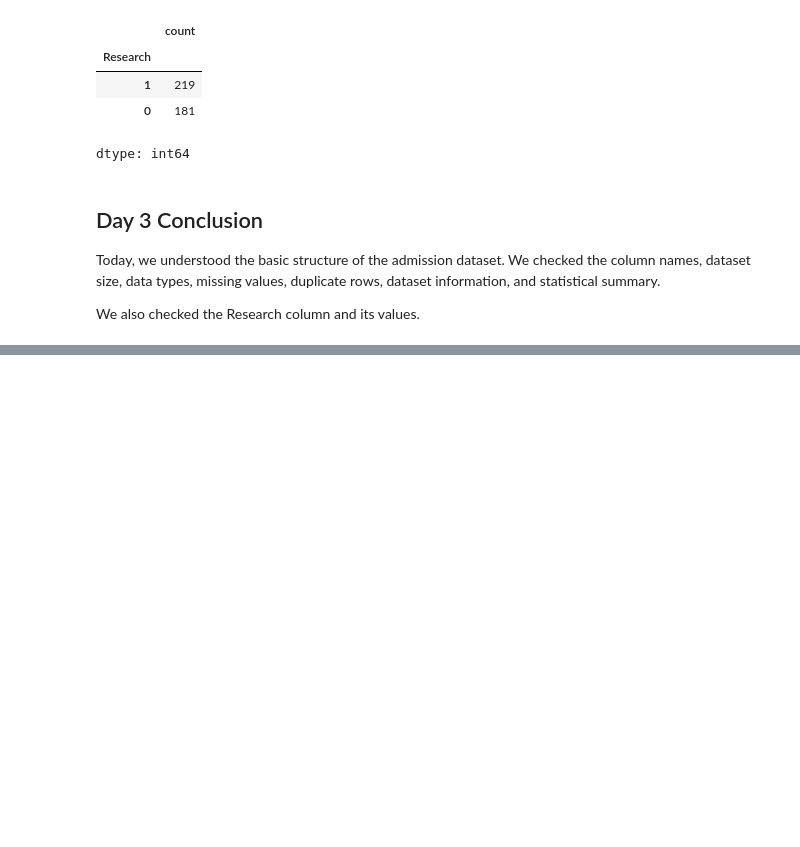
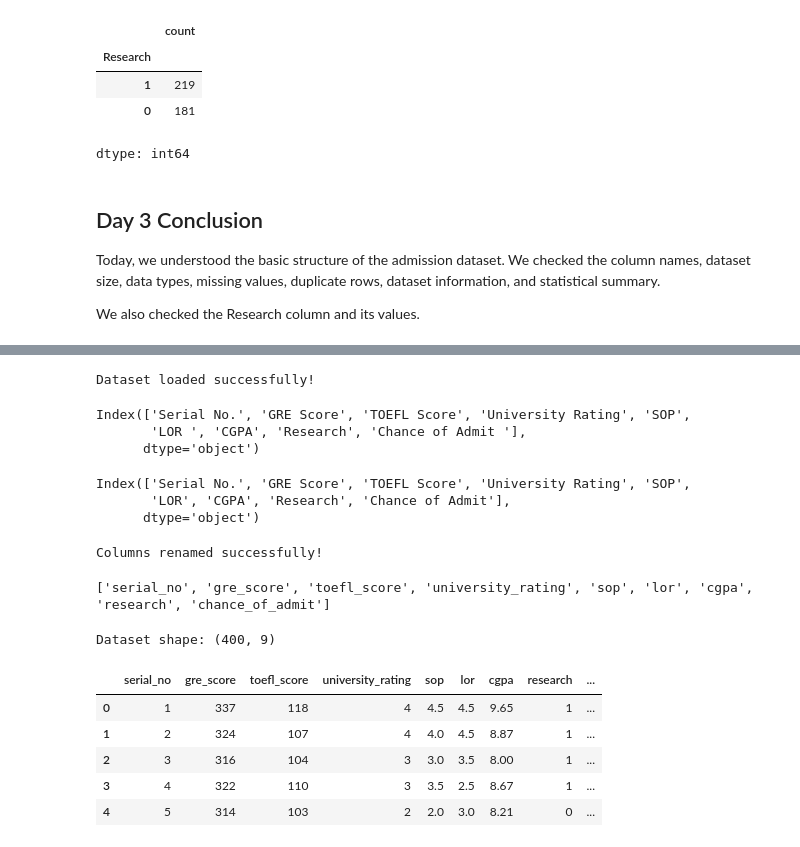
Before and after one commit to sumanamishra1120-ux/Chance-of-Admission-Higher-Studies, a Jupyter notebook: Chance_of_Admission_Higher_Studies.ipynb, the cells around one changed output, grey strips where cells are left out. Cells and saved outputs as stored; diff of their text form; code cells hidden in the pictures; blank space fills up the shorter version.

```diff
--- a/Chance_of_Admission_Higher_Studies.ipynb
+++ b/Chance_of_Admission_Higher_Studies.ipynb
@@ -289,0 +292,57 @@ We also checked the Research column and its values.
+# %%
+import pandas as pd
+
+url = "https://raw.githubusercontent.com/GnanaKeerthana/Admission_Prediction/main/Admission_Predict.csv"
+
+df = pd.read_csv(url)
+
+print("Dataset loaded successfully!")
+# %% [output]
+Dataset loaded successfully!
+# %%
+print(df.columns)
+# %% [output]
+Index(['Serial No.', 'GRE Score', 'TOEFL Score', 'University Rating', 'SOP',
+       'LOR ', 'CGPA', 'Research', 'Chance of Admit '],
+      dtype='object')
+# %%
+df.columns = df.columns.str.strip()
+
+print(df.columns)
+# %% [output]
+Index(['Serial No.', 'GRE Score', 'TOEFL Score', 'University Rating', 'SOP',
+       'LOR', 'CGPA', 'Research', 'Chance of Admit'],
+      dtype='object')
+# %%
+df.columns = [
+    "serial_no",
+    "gre_score",
+    "toefl_score",
+    "university_rating",
+    "sop",
+    "lor",
+    "cgpa",
+    "research",
+    "chance_of_admit"
+]
+
+print("Columns renamed successfully!")
+# %% [output]
+Columns renamed successfully!
+# %%
+print(df.columns.tolist())
+# %% [output]
+['serial_no', 'gre_score', 'toefl_score', 'university_rating', 'sop', 'lor', 'cgpa', 'research', 'chance_of_admit']
+# %%
+print("Dataset shape:", df.shape)
+# %% [output]
+Dataset shape: (400, 9)
+# %%
+df.head()
+# %% [output]
+|  | serial_no | gre_score | toefl_score | university_rating | sop | lor | cgpa | research | ... |
+| 0 | 1 | 337 | 118 | 4 | 4.5 | 4.5 | 9.65 | 1 | ... |
+| 1 | 2 | 324 | 107 | 4 | 4.0 | 4.5 | 8.87 | 1 | ... |
+| 2 | 3 | 316 | 104 | 3 | 3.0 | 3.5 | 8.00 | 1 | ... |
+| 3 | 4 | 322 | 110 | 3 | 3.5 | 2.5 | 8.67 | 1 | ... |
+| 4 | 5 | 314 | 103 | 2 | 2.0 | 3.0 | 8.21 | 0 | ... |
```
Also changed, not shown: parts of 7 cells of this notebook.
